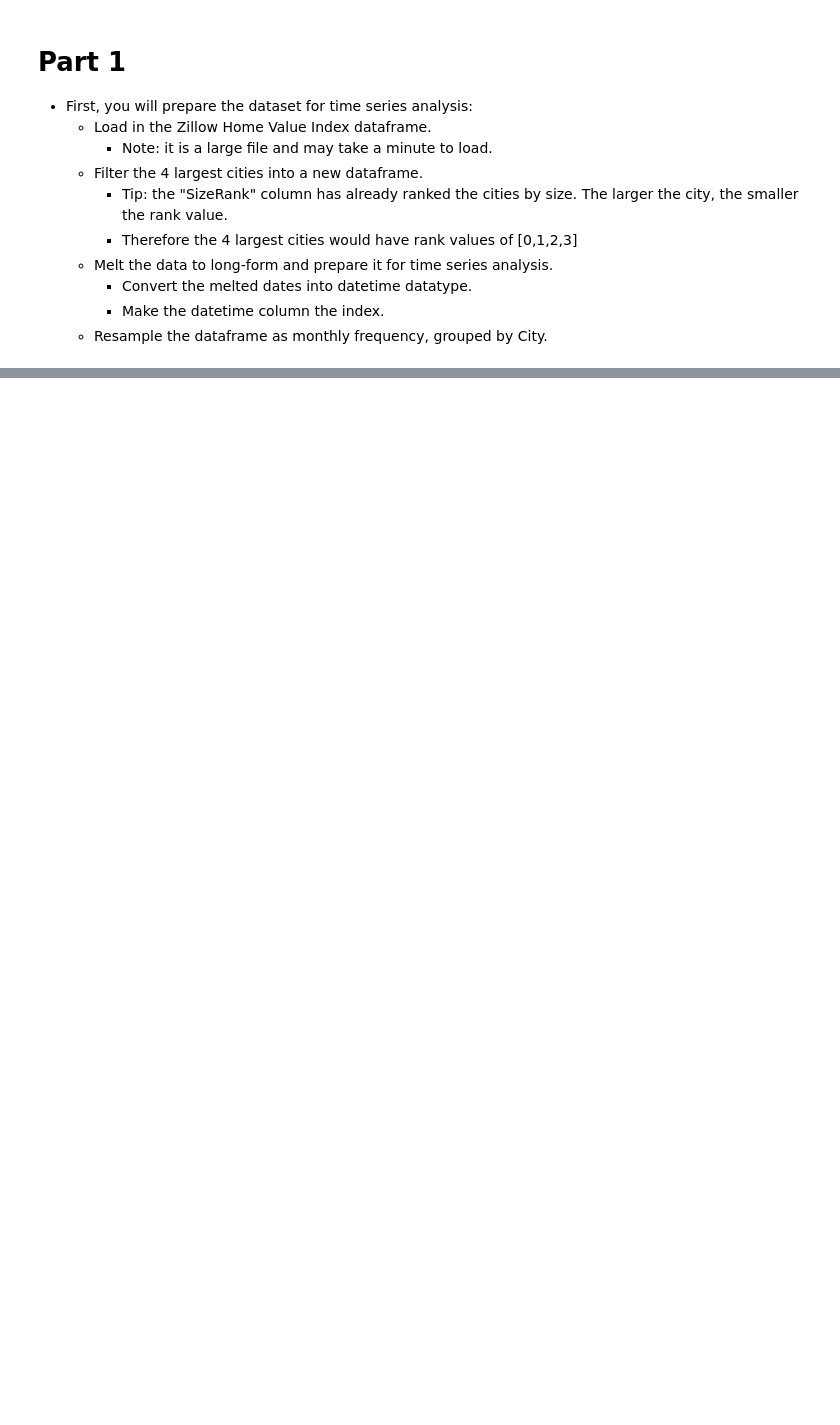
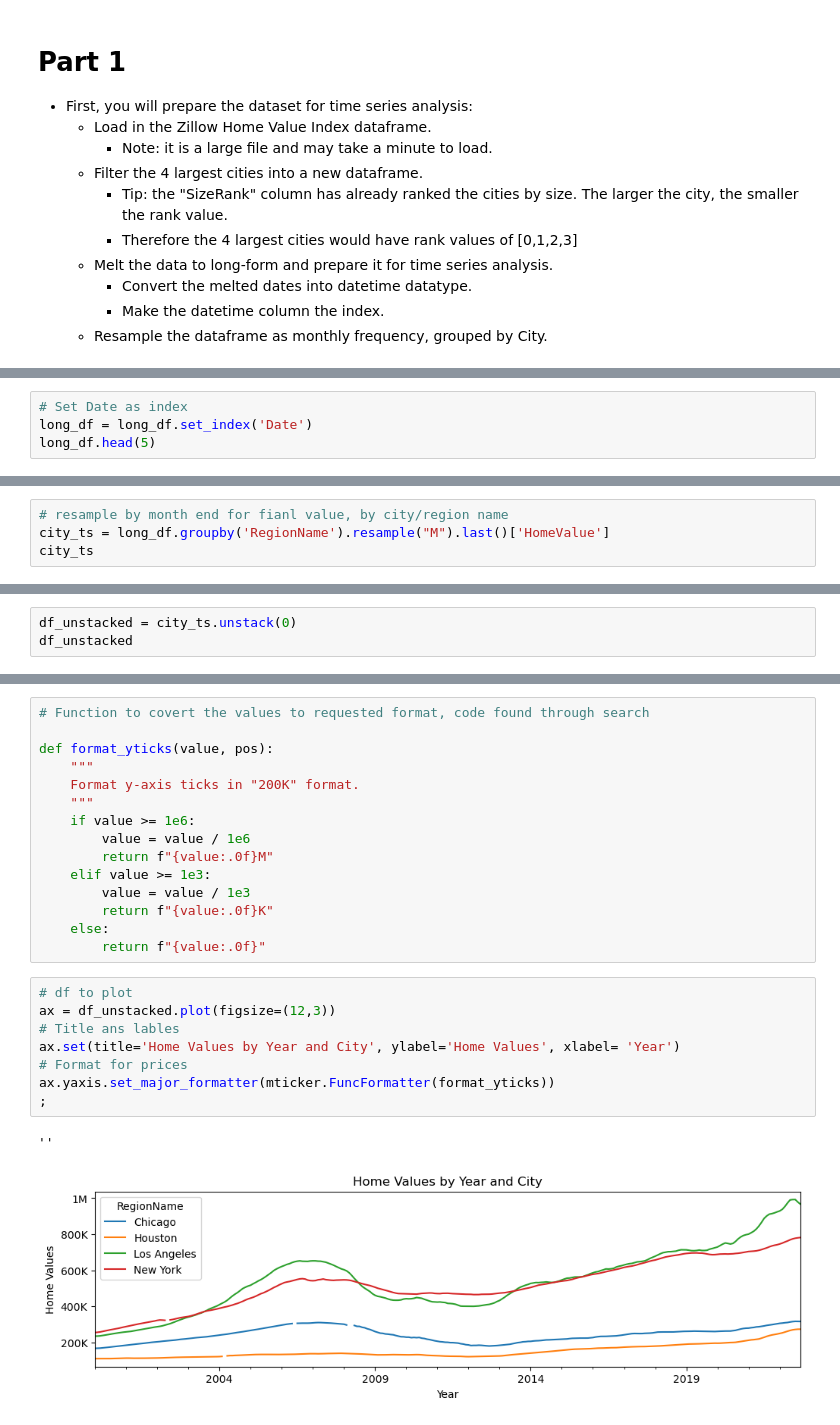
Before and after one commit to KDiBSilva/Preparing_Time_Series_Wide-Form_Data, a Jupyter notebook: Preparing Time Series from Wide-Form Data.ipynb, the cells around one changed output, grey strips where cells are left out. Cells and saved outputs as stored; diff of their text form; blank space fills up the shorter version.

```diff
--- a/Preparing Time Series from Wide-Form Data.ipynb
+++ b/Preparing Time Series from Wide-Form Data.ipynb
@@ -39,0 +121,4 @@ memory usage: 48.2+ MB
+# %%
+# Set Date as index
+long_df = long_df.set_index('Date')
+long_df.head(5)
@@ -39,0 +141,4 @@ memory usage: 48.2+ MB
+# %%
+# resample by month end for fianl value, by city/region name
+city_ts = long_df.groupby('RegionName').resample("M").last()['HomeValue']
+city_ts
@@ -51,0 +186,3 @@ memory usage: 48.2+ MB
+# %%
+df_unstacked = city_ts.unstack(0)
+df_unstacked
@@ -51,0 +216,26 @@ memory usage: 48.2+ MB
+# %%
+# Function to covert the values to requested format, code found through search
+
+def format_yticks(value, pos):
+    """
+    Format y-axis ticks in "200K" format.
+    """
+    if value >= 1e6:
+        value = value / 1e6
+        return f"{value:.0f}M"
+    elif value >= 1e3:
+        value = value / 1e3
+        return f"{value:.0f}K"
+    else:
+        return f"{value:.0f}"
+# %%
+# df to plot
+ax = df_unstacked.plot(figsize=(12,3))
+# Title ans lables
+ax.set(title='Home Values by Year and City', ylabel='Home Values', xlabel= 'Year')
+# Format for prices
+ax.yaxis.set_major_formatter(mticker.FuncFormatter(format_yticks))
+;
+# %% [output]
+''
+[figure, added]
```
Also changed, not shown: parts of 26 cells of this notebook.
